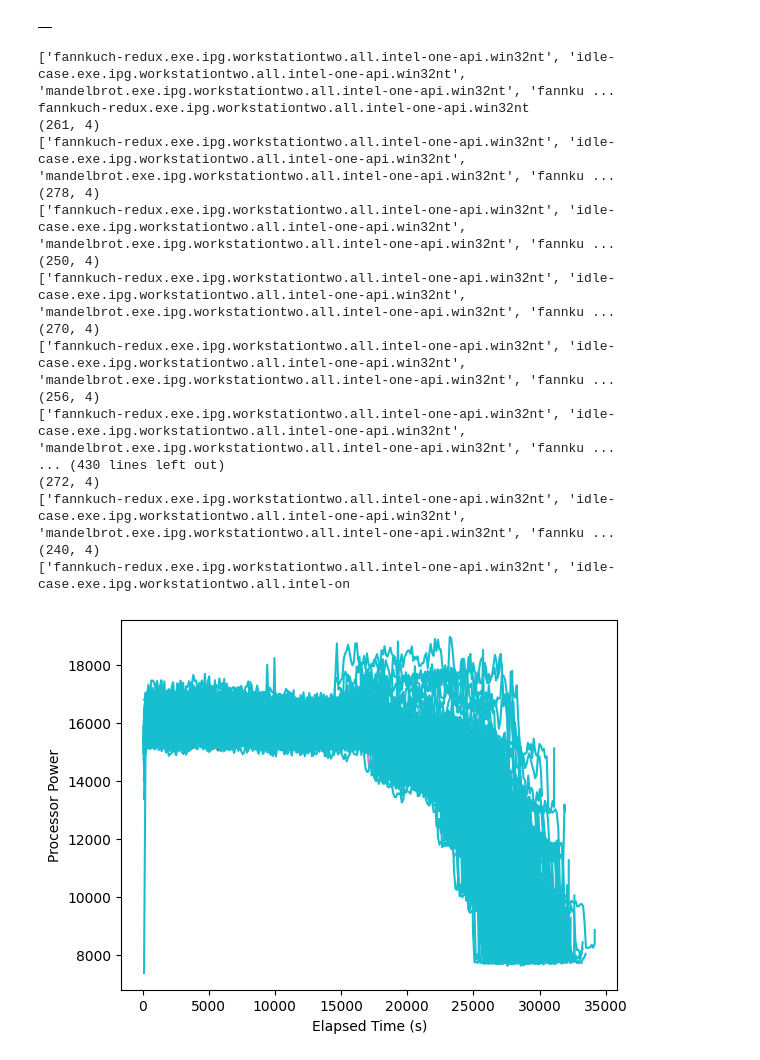
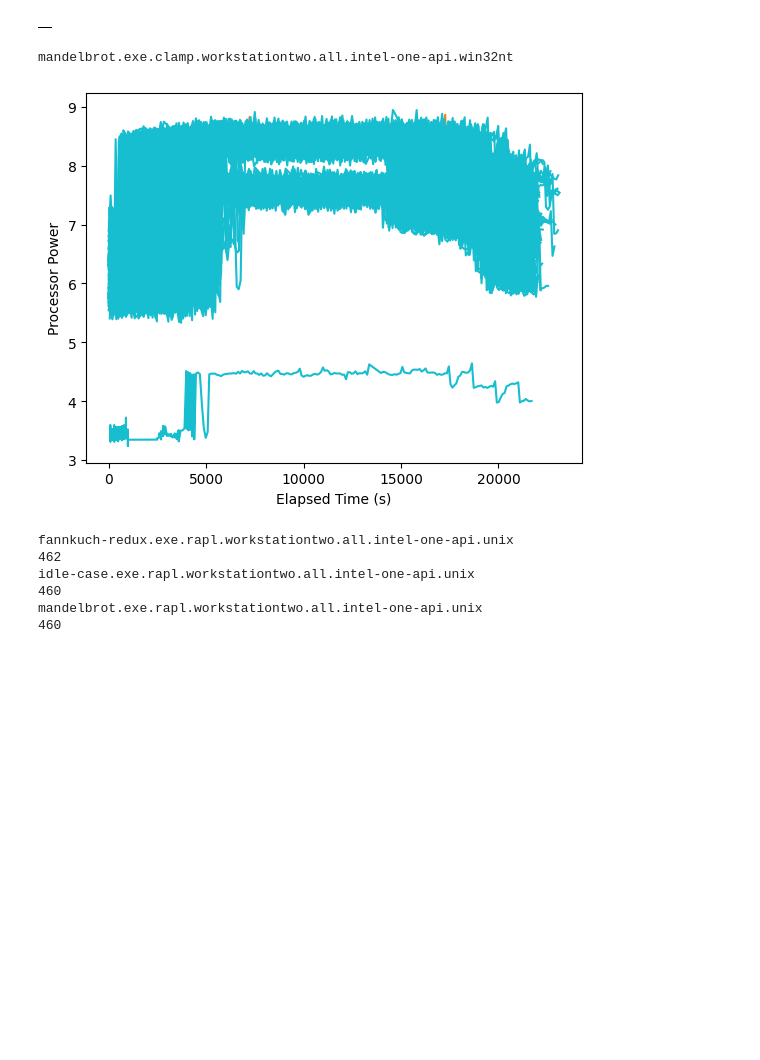
Before and after one commit to KuskIV/BDEnergy, a Jupyter notebook: analytics/StateMaster.ipynb, the cells around one changed output. Drawn from its saved outputs; the diff is of its cells as text; code cells hidden in the pictures; blank space fills up the shorter version.

```diff
--- a/analytics/StateMaster.ipynb
+++ b/analytics/StateMaster.ipynb
@@ -847,52 +847,47 @@ PowerMapping = {
 }
 # %%
 if(exp_name == "measuring_instrument"):
-    key_index = 0
+    key_index = 17
     keys = []
     for key in time_series:
         keys.append(key)
-
-    print(keys)
+    RAPL_keys = [s for s in keys if "rapl" in s]
+    # print(keys)
     print(keys[key_index])
 
     for i in range(len(time_series[keys[key_index]])):
         first = time_series[keys[key_index]][i] #Get the for timeSeries of the first key
-        print(first.shape)
+        # print(first.shape)
         xAxis = first['ElapsedTime'].tolist()
-        print(keys)
+        # print(keys)
         yAxis = first[GetMapping(keys[key_index])].tolist()
 
         # Create a scatter plot
         # plot.scatter(xAxis, yAxis, c=[plot.cm.tab10(i)])
 
         # Create a line plot
         plot.plot(xAxis, yAxis, c=plot.cm.tab10(i))
 
         # Add labels to the axes
     plot.xlabel('Elapsed Time (s)')
     plot.ylabel('Processor Power')
 
     # Show the plot
     plot.show()
 # %% [output]
-['fannkuch-redux.exe.ipg.workstationtwo.all.intel-one-api.win32nt', 'idle-case.exe.ipg.workstationtwo.all.intel-one-api.win32nt', 'mandelbrot.exe.ipg.workstationtwo.all.intel-one-api.win32nt', 'fannku ...
-fannkuch-redux.exe.ipg.workstationtwo.all.intel-one-api.win32nt
-(261, 4)
-['fannkuch-redux.exe.ipg.workstationtwo.all.intel-one-api.win32nt', 'idle-case.exe.ipg.workstationtwo.all.intel-one-api.win32nt', 'mandelbrot.exe.ipg.workstationtwo.all.intel-one-api.win32nt', 'fannku ...
-(278, 4)
-['fannkuch-redux.exe.ipg.workstationtwo.all.intel-one-api.win32nt', 'idle-case.exe.ipg.workstationtwo.all.intel-one-api.win32nt', 'mandelbrot.exe.ipg.workstationtwo.all.intel-one-api.win32nt', 'fannku ...
-(250, 4)
-['fannkuch-redux.exe.ipg.workstationtwo.all.intel-one-api.win32nt', 'idle-case.exe.ipg.workstationtwo.all.intel-one-api.win32nt', 'mandelbrot.exe.ipg.workstationtwo.all.intel-one-api.win32nt', 'fannku ...
-(270, 4)
-['fannkuch-redux.exe.ipg.workstationtwo.all.intel-one-api.win32nt', 'idle-case.exe.ipg.workstationtwo.all.intel-one-api.win32nt', 'mandelbrot.exe.ipg.workstationtwo.all.intel-one-api.win32nt', 'fannku ...
-(256, 4)
-['fannkuch-redux.exe.ipg.workstationtwo.all.intel-one-api.win32nt', 'idle-case.exe.ipg.workstationtwo.all.intel-one-api.win32nt', 'mandelbrot.exe.ipg.workstationtwo.all.intel-one-api.win32nt', 'fannku ...
-... (430 lines left out)
-(272, 4)
-['fannkuch-redux.exe.ipg.workstationtwo.all.intel-one-api.win32nt', 'idle-case.exe.ipg.workstationtwo.all.intel-one-api.win32nt', 'mandelbrot.exe.ipg.workstationtwo.all.intel-one-api.win32nt', 'fannku ...
-(240, 4)
-['fannkuch-redux.exe.ipg.workstationtwo.all.intel-one-api.win32nt', 'idle-case.exe.ipg.workstationtwo.all.intel-on
+mandelbrot.exe.clamp.workstationtwo.all.intel-one-api.win32nt
-[figure, old version]
+[figure, new version]
+# %%
+for key in RAPL_keys:
+    print(key)
+    print(len(time_series[key]))
+# %% [output]
+fannkuch-redux.exe.rapl.workstationtwo.all.intel-one-api.unix
+462
+idle-case.exe.rapl.workstationtwo.all.intel-one-api.unix
+460
+mandelbrot.exe.rapl.workstationtwo.all.intel-one-api.unix
+460
 # %%
 import pandas as pd
 
```
Also changed, not shown: parts of 7 cells of this notebook, 8 other files.
